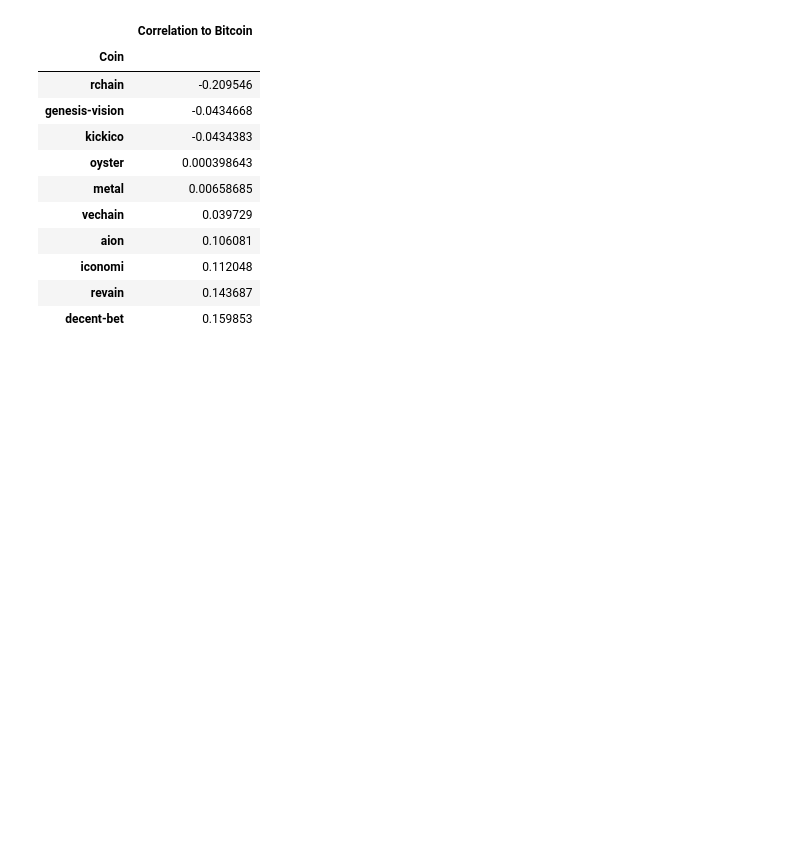
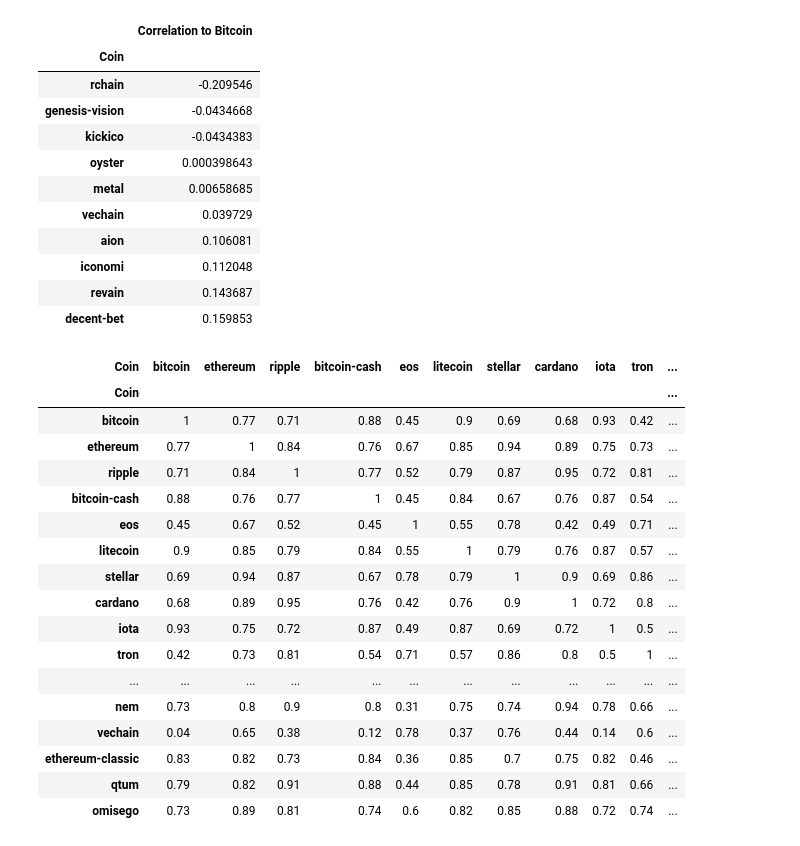
Before and after one commit to tstreamDOTh/Crypto-Currency-Market-Resistance-EDA, a Jupyter notebook: EDA.ipynb, the cells around one changed output. Drawn from its saved outputs; the diff is of its cells as text; code cells hidden in the pictures; blank space fills up the shorter version.

Commit message:
Add visualisation for coin to coin correlation

```diff
--- a/EDA.ipynb
+++ b/EDA.ipynb
@@ -201,3 +201,44 @@ for i in range(0,20):
 
 #Correlation matrix between the top 20 coins
 corr = df_pivot[top_20_coins]
+# %%
+#Correlation matrix between the top 20 coins
+corr = df_pivot[top_20_coins].corr()
+
+#Plot seaborn correlation matrix and heatmap
+cmap = cmap=sns.diverging_palette(5, 250, as_cmap=True)
+
+def magnify():
+    return [dict(selector="th",
+                 props=[("font-size", "7pt")]),
+            dict(selector="td",
+                 props=[('padding', "0em 0em")]),
+            dict(selector="th:hover",
+                 props=[("font-size", "12pt")]),
+            dict(selector="tr:hover td:hover",
+                 props=[('max-width', '200'),
+                        ('font-size', '12pt')])
+]
+
+corr.style.background_gradient(cmap, axis=1)\
+    .set_properties(**{'max-width': '40px', 'font-size': '10pt'})\
+    .set_precision(2)\
+# %% [output]
+| Coin | bitcoin | ethereum | ripple | bitcoin-cash | eos | litecoin | stellar | cardano | iota | tron | ... |
+| Coin |  |  |  |  |  |  |  |  |  |  | ... |
+| bitcoin | 1 | 0.77 | 0.71 | 0.88 | 0.45 | 0.9 | 0.69 | 0.68 | 0.93 | 0.42 | ... |
+| ethereum | 0.77 | 1 | 0.84 | 0.76 | 0.67 | 0.85 | 0.94 | 0.89 | 0.75 | 0.73 | ... |
+| ripple | 0.71 | 0.84 | 1 | 0.77 | 0.52 | 0.79 | 0.87 | 0.95 | 0.72 | 0.81 | ... |
+| bitcoin-cash | 0.88 | 0.76 | 0.77 | 1 | 0.45 | 0.84 | 0.67 | 0.76 | 0.87 | 0.54 | ... |
+| eos | 0.45 | 0.67 | 0.52 | 0.45 | 1 | 0.55 | 0.78 | 0.42 | 0.49 | 0.71 | ... |
+| litecoin | 0.9 | 0.85 | 0.79 | 0.84 | 0.55 | 1 | 0.79 | 0.76 | 0.87 | 0.57 | ... |
+| stellar | 0.69 | 0.94 | 0.87 | 0.67 | 0.78 | 0.79 | 1 | 0.9 | 0.69 | 0.86 | ... |
+| cardano | 0.68 | 0.89 | 0.95 | 0.76 | 0.42 | 0.76 | 0.9 | 1 | 0.72 | 0.8 | ... |
+| iota | 0.93 | 0.75 | 0.72 | 0.87 | 0.49 | 0.87 | 0.69 | 0.72 | 1 | 0.5 | ... |
+| tron | 0.42 | 0.73 | 0.81 | 0.54 | 0.71 | 0.57 | 0.86 | 0.8 | 0.5 | 1 | ... |
+| ... | ... | ... | ... | ... | ... | ... | ... | ... | ... | ... | ... |
+| nem | 0.73 | 0.8 | 0.9 | 0.8 | 0.31 | 0.75 | 0.74 | 0.94 | 0.78 | 0.66 | ... |
+| vechain | 0.04 | 0.65 | 0.38 | 0.12 | 0.78 | 0.37 | 0.76 | 0.44 | 0.14 | 0.6 | ... |
+| ethereum-classic | 0.83 | 0.82 | 0.73 | 0.84 | 0.36 | 0.85 | 0.7 | 0.75 | 0.82 | 0.46 | ... |
+| qtum | 0.79 | 0.82 | 0.91 | 0.88 | 0.44 | 0.85 | 0.78 | 0.91 | 0.81 | 0.66 | ... |
+| omisego | 0.73 | 0.89 | 0.81 | 0.74 | 0.6 | 0.82 | 0.85 | 0.88 | 0.72 | 0.74 | ... |
```
Also changed, not shown: 1 other file.
